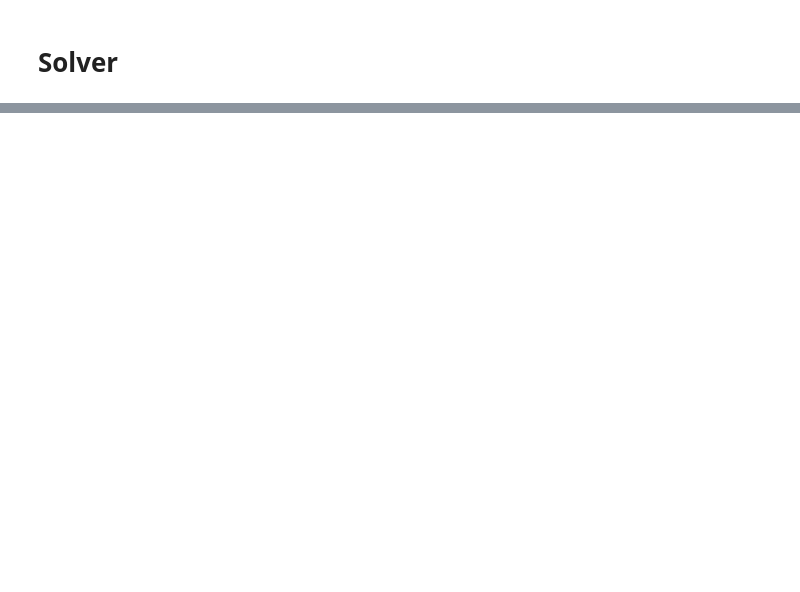
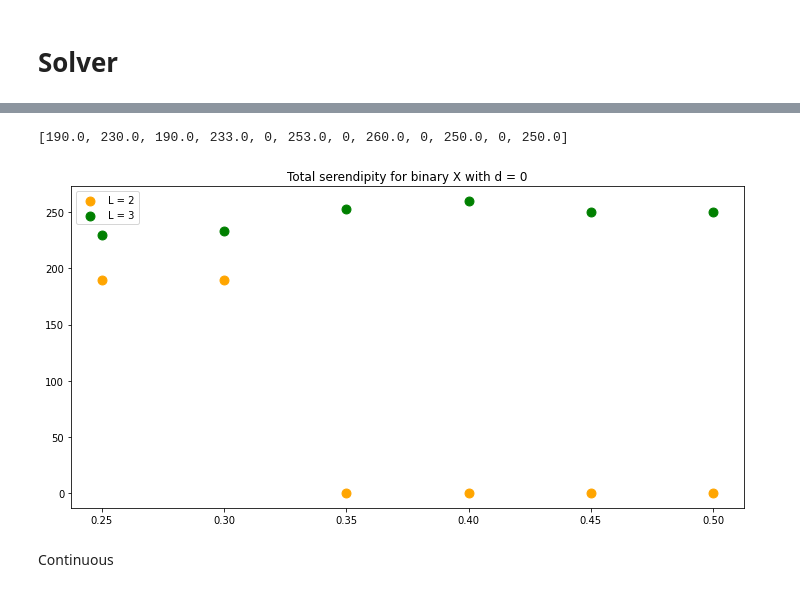
Before and after one commit to giannhskod/rec_sys_project, a Jupyter notebook: notebooks/Problem-B.ipynb, the cells around one changed output, grey strips where cells are left out. Drawn from its saved outputs; the diff is of its cells as text; code cells hidden in the pictures; blank space fills up the shorter version.

```diff
--- a/notebooks/Problem-B.ipynb
+++ b/notebooks/Problem-B.ipynb
@@ -349,0 +295,3 @@ model('assign') is not the default model.
+# %%
+for k1, k2 in predicted:
+    predicted[(k1,k2)] = predicted[(k1,k2)][0]
@@ -349,0 +584,3 @@ model('assign') is not the default model.
+# %%
+theta_values = [0.25, 0.3, 0.35, 0.4, 0.45, 0.5]
+recommendations_values = [2, 3]
@@ -349,0 +591,16 @@ model('assign') is not the default model.
+# %%
+theta_results = []
+recommendations_results = []
+serendipity_results_boolean = []
+# %%
+for theta in theta_values:
+    for recommendations in recommendations_values:
+        theta_results.append(theta)
+        recommendations_results.append(recommendations)
+        score, matrix, recommendations_pairs = serendipity_recommendation_solver(theta, recommendations, 0)
+        total_serendipity = 0
+        if len(recommendations_pairs) > 0:
+            for u in recommendations_pairs['userId'].unique():
+                for m in recommendations_pairs['movieId'].unique():
+                    total_serendipity += predicted[(similarities_user_movies[(u,m)], rated_movies_popularity[m])]
+        serendipity_results_boolean.append(total_serendipity)
@@ -349,0 +620,25 @@ model('assign') is not the default model.
+# %%
+serendipity_results_boolean
+# %% [output]
+[190.0, 230.0, 190.0, 233.0, 0, 253.0, 0, 260.0, 0, 250.0, 0, 250.0]
+# %%
+serendipity_results_boolean_df = pd.DataFrame(
+            {'theta': theta_results,
+             'total_serendipity': serendipity_results_boolean,
+             'L': recommendations_results
+            })
+
+df1 = serendipity_results_boolean_df.loc[serendipity_results_boolean_df['L'] == 2]
+df2 = serendipity_results_boolean_df.loc[serendipity_results_boolean_df['L'] == 3]
+
+plt.figure(figsize=(10, 5))
+plt.scatter(df1.theta, df1.total_serendipity, c='orange', s=80, label='L = 2')
+plt.scatter(df1.theta, df2.total_serendipity, c='green', s=80, label='L = 3')
+plt.legend()
+plt.tight_layout()
+plt.title('Total serendipity for binary X with d = 0')
+plt.show()
+# %% [output]
+[figure, added]
+# %% [markdown]
+Continuous
```
Also changed, not shown: parts of 52 cells of this notebook.
